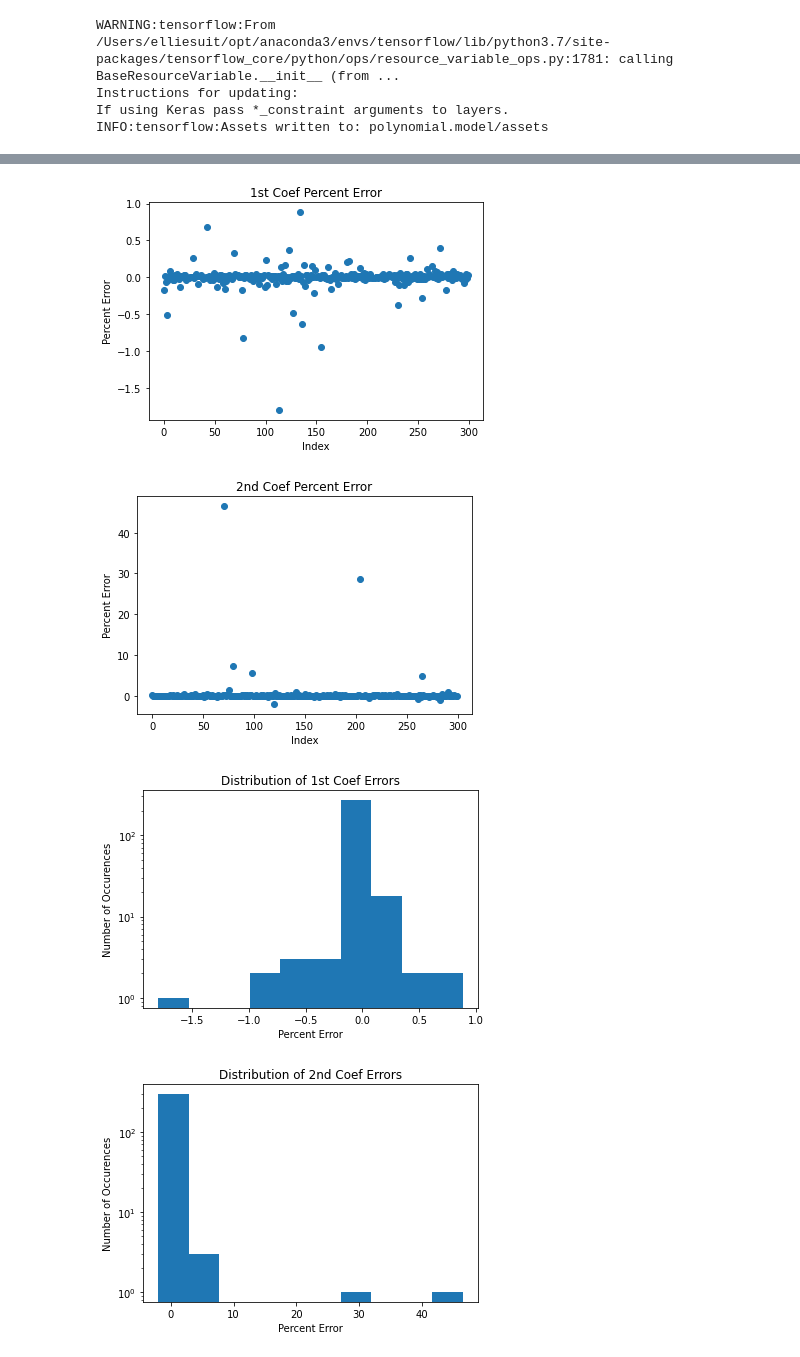
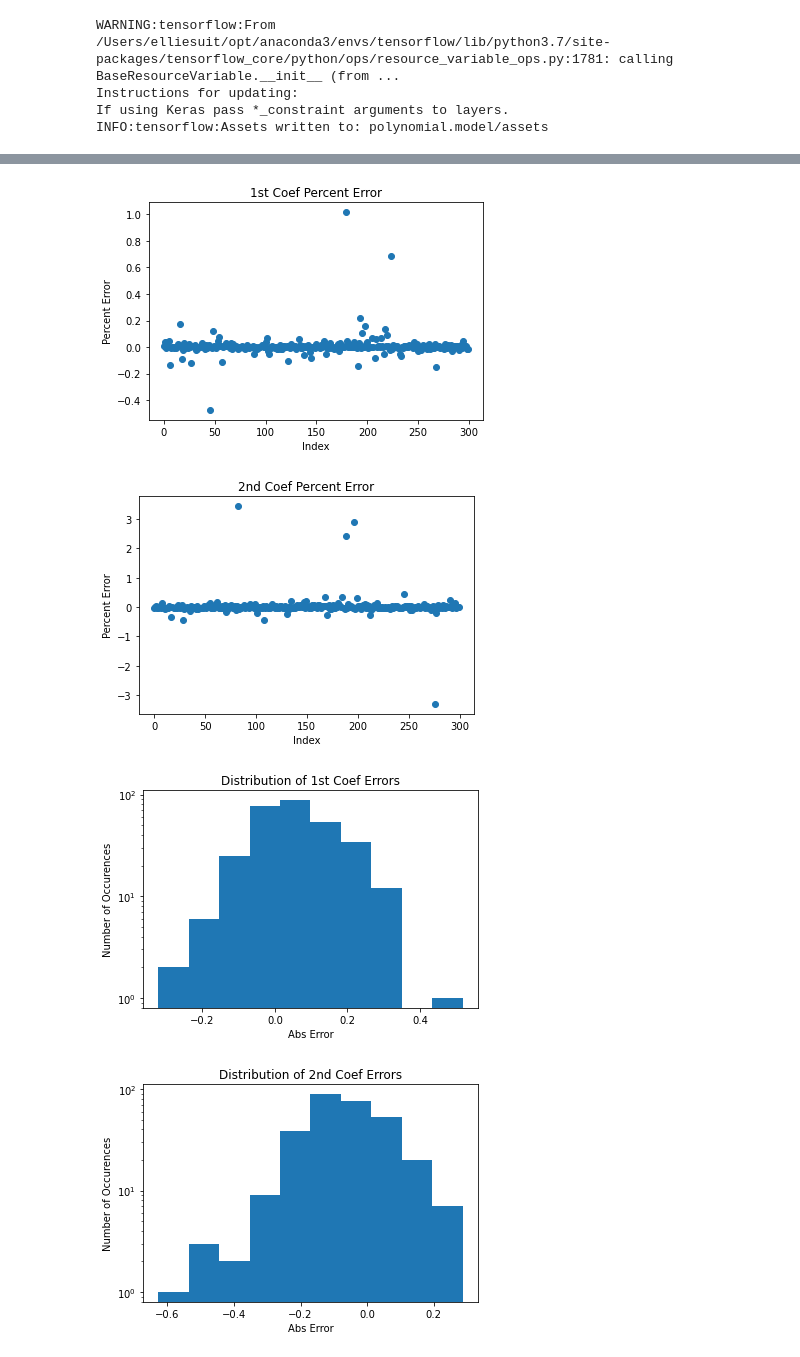
Before and after one commit to esuit24/Research2021, a Jupyter notebook: Neural_Network_Polynomial.ipynb, the cells around one changed output, grey strips where cells are left out. Cells and saved outputs as stored; diff of their text form; code cells hidden in the pictures.

```diff
--- a/Neural_Network_Polynomial.ipynb
+++ b/Neural_Network_Polynomial.ipynb
@@ -4,8 +4,8 @@ import numpy as np
 import Moment_Data as data
 import matplotlib.pyplot as plt
 # %%
-num_moments = 10
-num_coef = 4 #number of coefficient labels in the polynomial sequence
+num_moments = 50
+num_coef = 3 #number of coefficient labels in the polynomial sequence
 # %%
 #load input data for gaussian
 training = data.generate_training_data(1000, num_moments, num_coef) #outputs an array of x_vals, mean values, and sigma values respectively
@@ -121,21 +136,21 @@ plt.xlabel('Index')
 plt.ylabel('Percent Error')
 plt.show()
 # %% [output]
-[figure, old version]
+[figure, new version]
-[figure, old version]
+[figure, new version]
 # %%
-plt.hist((predictions[0]-testing_labels[0])/testing_labels[0])
+plt.hist((predictions[0]-testing_labels[0]))
 plt.yscale('log')
 plt.title('Distribution of 1st Coef Errors')
 plt.ylabel('Number of Occurences')
-plt.xlabel('Percent Error')
+plt.xlabel('Abs Error')
 plt.show()
-plt.hist((predictions[1]-testing_labels[1])/testing_labels[1])
+plt.hist((predictions[1]-testing_labels[1]))
 plt.yscale('log')
 plt.title('Distribution of 2nd Coef Errors')
 plt.ylabel('Number of Occurences')
-plt.xlabel('Percent Error')
+plt.xlabel('Abs Error')
 plt.show()
 # %% [output]
-[figure, old version]
+[figure, new version]
-[figure, old version]
+[figure, new version]
```
Also changed, not shown: parts of 10 cells of this notebook, 39 other files.
